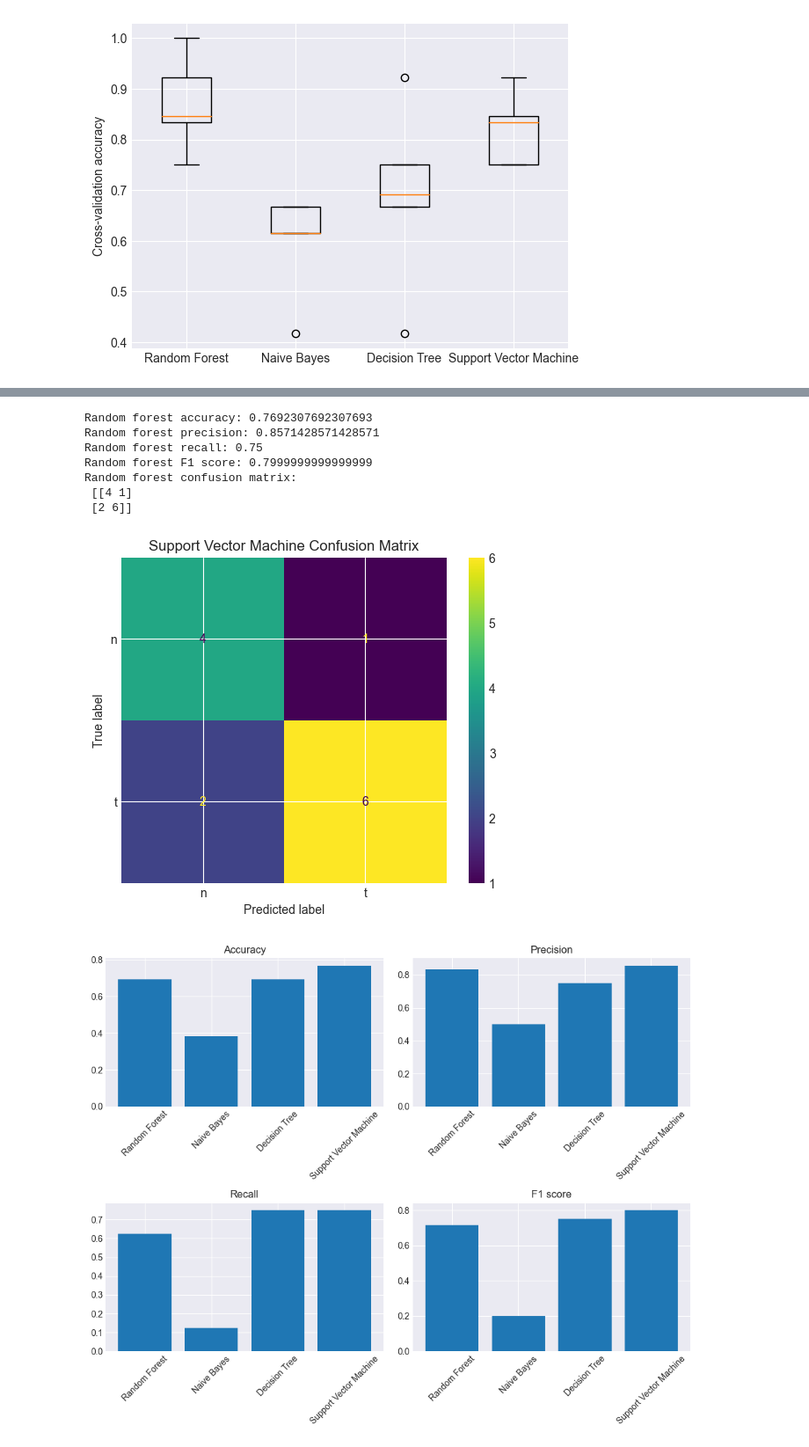
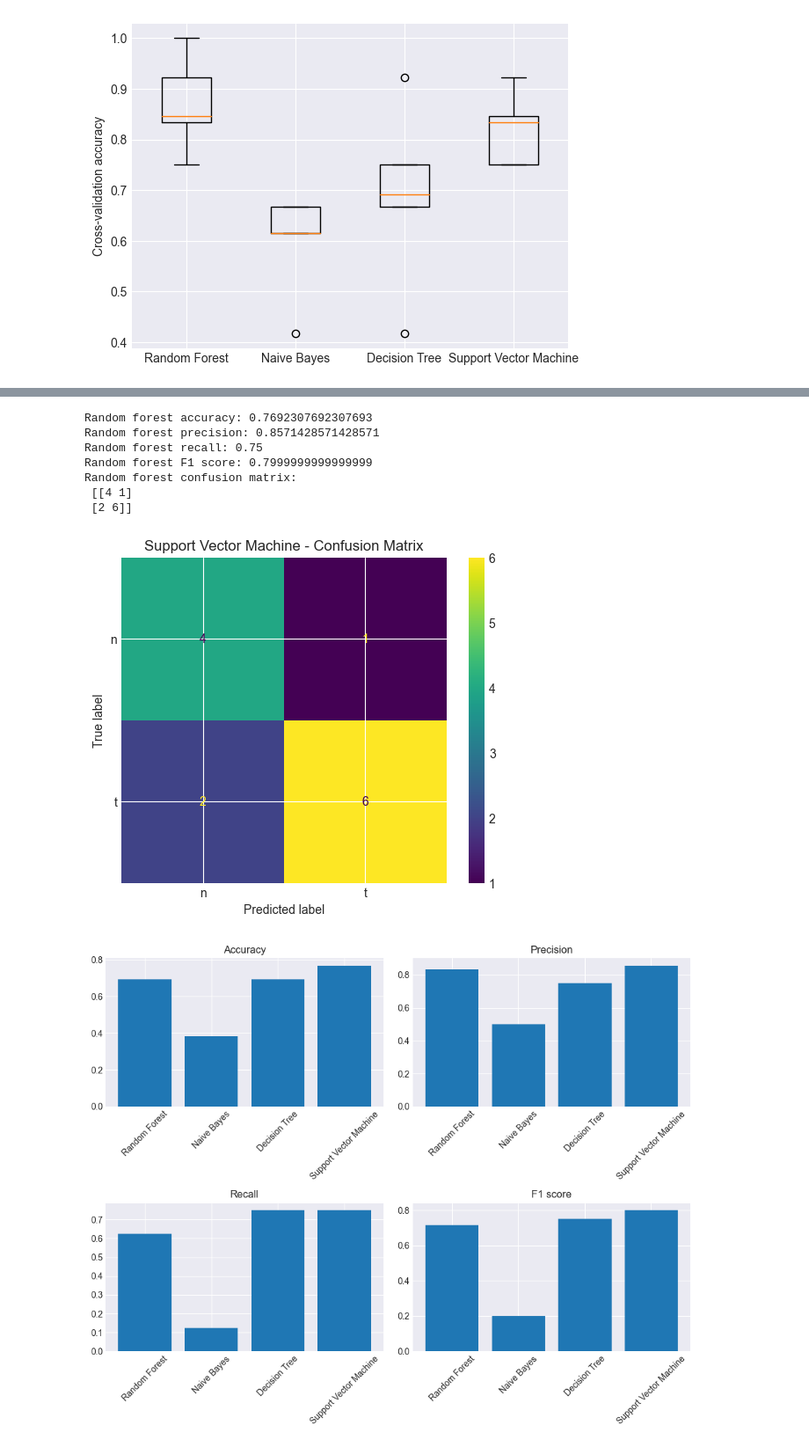
Before and after one commit to erirosv/Microarray-data, a Jupyter notebook: notebooks/Classifier-test.ipynb, the cells around one changed output, grey strips where cells are left out. Shown: that part at 88% size. Drawn from its saved outputs; the diff is of its cells as text; code cells hidden in the pictures.

```diff
--- a/notebooks/Classifier-test.ipynb
+++ b/notebooks/Classifier-test.ipynb
@@ -199,33 +220,33 @@ Random forest confusion matrix:
 # %%
 svm_accuracy = accuracy_score(y_test, y_pred_svm)
 print('Random forest accuracy:', svm_accuracy)
 
 # Calculate precision, recall, and F1 score for the random forest classifier
 svm_precision = precision_score(y_test, y_pred_svm, pos_label='t')
 svm_recall = recall_score(y_test, y_pred_svm, pos_label='t')
 svm_f1 = f1_score(y_test, y_pred_svm, pos_label='t')
 print('Random forest precision:', svm_precision)
 print('Random forest recall:', svm_recall)
 print('Random forest F1 score:', svm_f1)
 
 # Calculate the confusion matrix for the random forest classifier
 svm_confusion_matrix = confusion_matrix(y_test, y_pred_svm)
 print('Random forest confusion matrix:\n', svm_confusion_matrix)
 
 # Plot the confusion matrix for the random forest classifier
 disp_svm = ConfusionMatrixDisplay(confusion_matrix=svm_confusion_matrix, display_labels=['n', 't'])
 disp_svm.plot()
-plt.title('Support Vector Machine Confusion Matrix')
+plt.title('Support Vector Machine - Confusion Matrix')
 plt.show()
 # %% [output]
 Random forest accuracy: 0.7692307692307693
 Random forest precision: 0.8571428571428571
 Random forest recall: 0.75
 Random forest F1 score: 0.7999999999999999
 Random forest confusion matrix:
  [[4 1]
  [2 6]]
-[figure, old version]
+[figure, new version]
 # %%
 classifiers = ['Random Forest', 'Naive Bayes', 'Decision Tree', 'Support Vector Machine']
 accuracy_scores = [rfc_accuracy, nb_accuracy, dt_accuracy, svm_accuracy]
```
Also changed, not shown: parts of 3 cells of this notebook.
